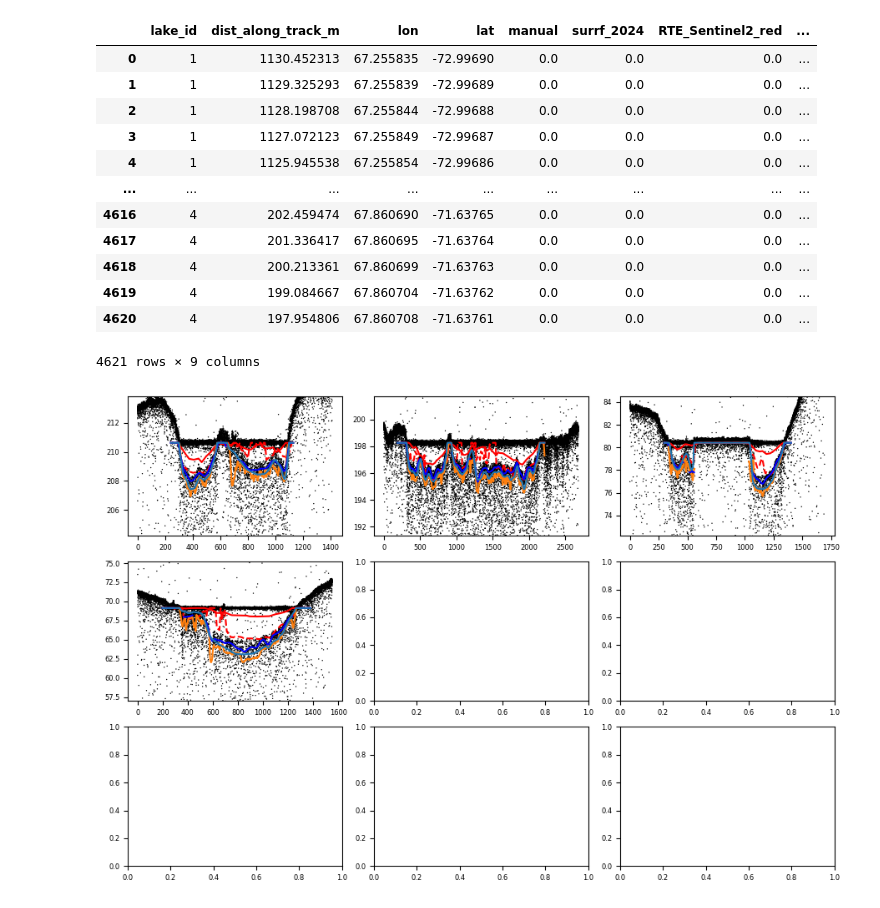
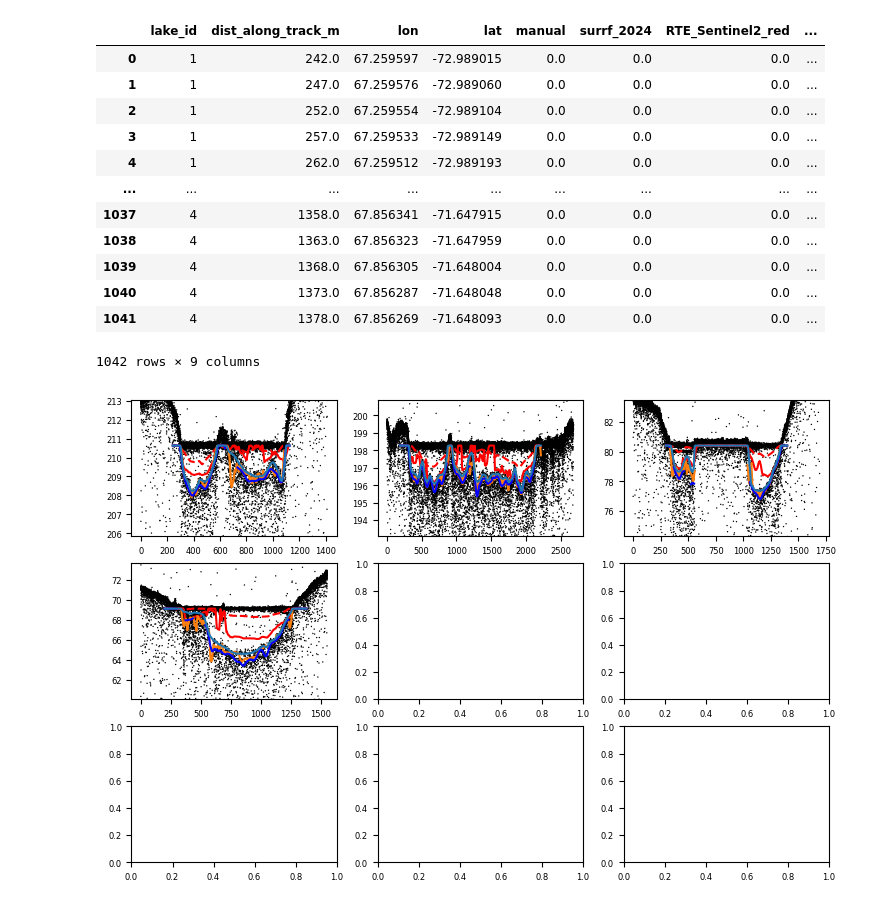
Before and after one commit to fliphilipp/FLUIDSuRRF-figures, a Jupyter notebook: fig12-comparison-manual-estimates/data/compile_depth_data.ipynb, the cells around one changed output. Saved outputs shown, nothing was run; the diff lists cells and outputs as text; code cells hidden in the pictures.

```diff
--- a/fig12-comparison-manual-estimates/data/compile_depth_data.ipynb
+++ b/fig12-comparison-manual-estimates/data/compile_depth_data.ipynb
@@ -8,8 +8,8 @@ sys.path.append('../../utils/')
 from fig12code import *
 # %%
 rename_cols = {'Unnamed: 0': 'lat',
-               'moussavi_pope': 'RTE_Landsat8_red_pan',
-               'spergel_kingslake': 'RTE_Sentinel2_red',
+               'moussavi_pope': 'RTE_Sentinel2_red',
+               'spergel_kingslake': 'RTE_Landsat8_red_pan',
                'datta': 'watta',
                'pond': 'lake_id'
               }
@@ -22,9 +22,7 @@ dfm['dist_along_track_m'] = np.nan # initialize column for surrf
 ref_idx = 1.336
 conf_threshold = 0.3
 
-plt.rcParams.update({'font.size': 6})
-fig, axs = plt.subplots(figsize=[9,6], nrows=3, ncols=3)
-axs = axs.flatten()
+dfsorts = []
 
 for ilake in np.arange(1,5):
 
@@ -36,56 +34,73 @@ for ilake in np.arange(1,5):
     surf[dfi.manual==0] = np.nan
     df = lk.photon_data
     df.loc[df.h < hsurf, 'h'] = hsurf - (hsurf - df.loc[df.h < hsurf, 'h']) / ref_idx
     dfd = lk.depth_data.sort_values(by='lat')
     man_bed = hsurf - dfi.manual
     man_bed[dfi.manual == 0] = np.nan
     fit_bed = dfd.h_fit_bed.copy()
     fit_bed[fit_bed > hsurf] = np.nan
     fit_bed[(dfd.conf < conf_threshold)] = np.nan
 
     depth = dfd.depth.copy()
     depth[(dfd.conf < conf_threshold)] = np.nan
     depth_interp = np.interp(dfi.lat, dfd.lat, depth, left=np.nan, right=np.nan)
     dfm.loc[selector, 'surrf_2024'] = depth_interp
 
     # get the lat/lon/xatc
     df['x10'] = np.round(df.xatc, -1)
     gt = df.groupby('x10')[['xatc', 'lon', 'lat']].median().sort_values(by='lat').reset_index(drop=True)
     dfm.loc[selector, 'lon'] = np.interp(dfm[selector].lat, gt.lat, gt.lon)
     dfm.loc[selector, 'dist_along_track_m'] = np.interp(dfm[selector].lat, gt.lat, gt.xatc)
 
-    ax = axs[ilake-1]
-    dfinterp = dfm[dfm.lake_id == ilake]
-    ax.scatter(df.xatc, df.h, s=1, color='k', edgecolors='none')
-    ax.plot(dfinterp.dist_along_track_m, hsurf - dfinterp.manual, zorder=10)
-    ax.plot(dfinterp.dist_along_track_m, hsurf - dfinterp.RTE_Sentinel2_red, 'r-')
-    ax.plot(dfinterp.dist_along_track_m, hsurf - dfinterp.RTE_Landsat8_red_pan, 'r--')
-    ax.plot(dfinterp.dist_along_track_m, hsurf - dfinterp.watta)
-    ax.plot(dfinterp.dist_along_track_m, hsurf - dfinterp.surrf_2024, 'b-')
-    ax.set_ylim((hsurf - 2*dfinterp.manual.max(), hsurf + dfinterp.manual.max()))
+    dfsort = dfm[dfm.lake_id == ilake].sort_values(by='dist_along_track_m').copy()
+    dist = np.arange(np.ceil(dfsort.dist_along_track_m.min()), dfsort.dist_along_track_m.max(), 5)
+    df_res = pd.DataFrame({'lake_id': ilake, 'dist_along_track_m': dist})
+    for c in ['lon', 'lat', 'manual', 'surrf_2024', 'RTE_Sentinel2_red', 'RTE_Landsat8_red_pan', 'watta']:
+        df_res[c] = np.interp(df_res.dist_along_track_m, dfsort.dist_along_track_m, dfsort[c])
 
-fig.tight_layout()
+    dfsorts.append(df_res)
 
-df_fricker = dfm[['lake_id', 'dist_along_track_m', 'lon', 'lat', 'manual', 'surrf_2024', 'RTE_Sentinel2_red', 'RTE_Landsat8_red_pan', 'watta']].copy()
+# df_fricker = dfm[['lake_id', 'dist_along_track_m', 'lon', 'lat', 'manual', 'surrf_2024', 'RTE_Sentinel2_red', 'RTE_Landsat8_red_pan', 'watta']].copy()
+
+df_fricker = pd.concat(dfsorts).reset_index(drop=True)
 to_correct = ['manual', 'RTE_Sentinel2_red', 'RTE_Landsat8_red_pan', 'watta']
 df_fricker.loc[:,to_correct] = df_fricker.loc[:,to_correct] / ref_idx
 display(df_fricker)
-plt.close(fig)
-display(fig)
 
 df_fricker.to_csv('data_fricker_2021.csv', index=False)
 # %% [output]
 |  | lake_id | dist_along_track_m | lon | lat | manual | surrf_2024 | RTE_Sentinel2_red | ... |
-| 0 | 1 | 1130.452313 | 67.255835 | -72.99690 | 0.0 | 0.0 | 0.0 | ... |
-| 1 | 1 | 1129.325293 | 67.255839 | -72.99689 | 0.0 | 0.0 | 0.0 | ... |
-| 2 | 1 | 1128.198708 | 67.255844 | -72.99688 | 0.0 | 0.0 | 0.0 | ... |
-| 3 | 1 | 1127.072123 | 67.255849 | -72.99687 | 0.0 | 0.0 | 0.0 | ... |
-| 4 | 1 | 1125.945538 | 67.255854 | -72.99686 | 0.0 | 0.0 | 0.0 | ... |
+| 0 | 1 | 242.0 | 67.259597 | -72.989015 | 0.0 | 0.0 | 0.0 | ... |
+| 1 | 1 | 247.0 | 67.259576 | -72.989060 | 0.0 | 0.0 | 0.0 | ... |
+| 2 | 1 | 252.0 | 67.259554 | -72.989104 | 0.0 | 0.0 | 0.0 | ... |
+| 3 | 1 | 257.0 | 67.259533 | -72.989149 | 0.0 | 0.0 | 0.0 | ... |
+| 4 | 1 | 262.0 | 67.259512 | -72.989193 | 0.0 | 0.0 | 0.0 | ... |
 | ... | ... | ... | ... | ... | ... | ... | ... | ... |
-| 4616 | 4 | 202.459474 | 67.860690 | -71.63765 | 0.0 | 0.0 | 0.0 | ... |
-| 4617 | 4 | 201.336417 | 67.860695 | -71.63764 | 0.0 | 0.0 | 0.0 | ... |
-| 4618 | 4 | 200.213361 | 67.860699 | -71.63763 | 0.0 | 0.0 | 0.0 | ... |
-| 4619 | 4 | 199.084667 | 67.860704 | -71.63762 | 0.0 | 0.0 | 0.0 | ... |
-| 4620 | 4 | 197.954806 | 67.860708 | -71.63761 | 0.0 | 0.0 | 0.0 | ... |
+| 1037 | 4 | 1358.0 | 67.856341 | -71.647915 | 0.0 | 0.0 | 0.0 | ... |
+| 1038 | 4 | 1363.0 | 67.856323 | -71.647959 | 0.0 | 0.0 | 0.0 | ... |
+| 1039 | 4 | 1368.0 | 67.856305 | -71.648004 | 0.0 | 0.0 | 0.0 | ... |
+| 1040 | 4 | 1373.0 | 67.856287 | -71.648048 | 0.0 | 0.0 | 0.0 | ... |
+| 1041 | 4 | 1378.0 | 67.856269 | -71.648093 | 0.0 | 0.0 | 0.0 | ... |
-4621 rows × 9 columns
+1042 rows × 9 columns
-[figure, removed]
+# %%
+plt.rcParams.update({'font.size': 6})
+fig, axs = plt.subplots(figsize=[9,6], nrows=3, ncols=3)
+axs = axs.flatten()
+for ilake in np.arange(1,5):
+    ax = axs[ilake-1]
+    dfinterp = df_fricker[df_fricker.lake_id == ilake]
+    lk = dictobj(read_melt_lake_h5('lake_amery_fricker_%i.h5' % ilake))
+    hsurf = lk.surface_elevation
+    df = lk.photon_data
+    df.loc[df.h < hsurf, 'h'] = hsurf - (hsurf - df.loc[df.h < hsurf, 'h']) / ref_idx
+    ax.scatter(df.xatc, df.h, s=1, color='k', edgecolors='none')
+    ax.plot(dfinterp.dist_along_track_m, hsurf - dfinterp.manual, zorder=10)
+    ax.plot(dfinterp.dist_along_track_m, hsurf - dfinterp.RTE_Sentinel2_red, 'r-')
+    ax.plot(dfinterp.dist_along_track_m, hsurf - dfinterp.RTE_Landsat8_red_pan, 'r--')
+    ax.plot(dfinterp.dist_along_track_m, hsurf - dfinterp.watta)
+    ax.plot(dfinterp.dist_along_track_m, hsurf - dfinterp.surrf_2024, 'b-')
+    ax.set_ylim((hsurf - 2*dfinterp.manual.max(), hsurf + dfinterp.manual.max()))
+plt.close(fig)
+display(fig)
+# %% [output]
+[figure, added]
```
Also changed, not shown: parts of 4 cells of this notebook, 41 other files.
